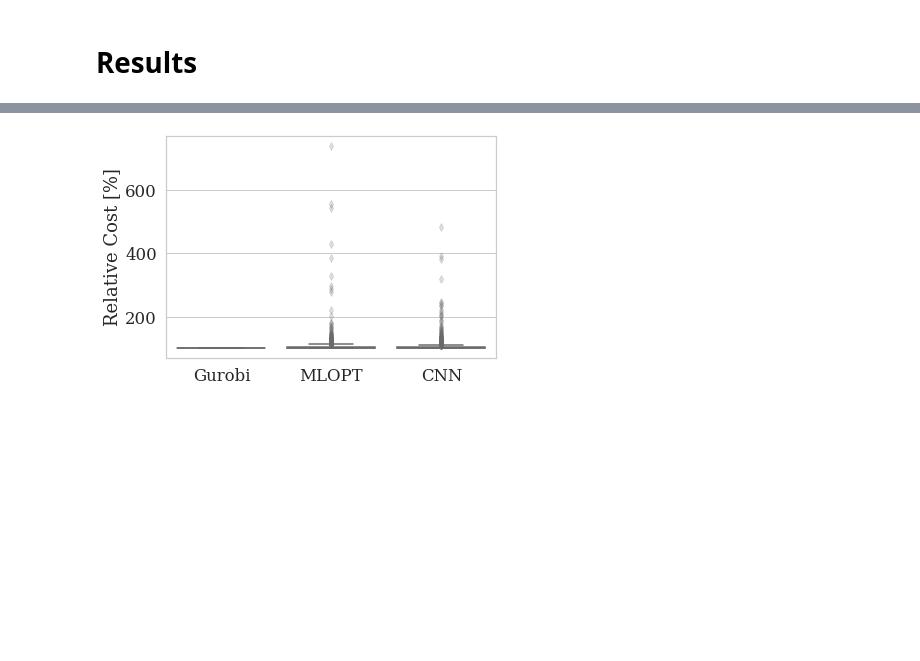
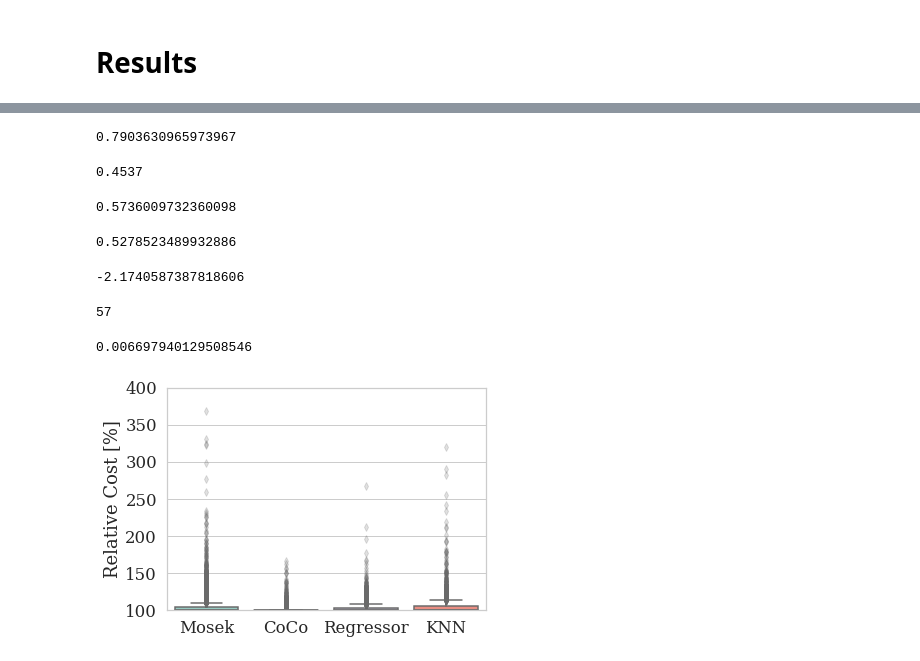
Before and after one commit to StanfordASL/CoCo, a Jupyter notebook: free_flyer_dev.ipynb, the cells around one changed output, grey strips where cells are left out. Saved outputs shown, nothing was run; the diff lists cells and outputs as text; code cells hidden in the pictures; blank space fills up the shorter version.

```diff
--- a/free_flyer_dev.ipynb
+++ b/free_flyer_dev.ipynb
@@ -267,6 +277,7 @@ from solvers.mlopt_ff import MLOPT_FF
 system = 'free_flyer'
 prob_features = ['x0', 'obstacles_map']
 
+max_evals = 1
 mlopt_cnn = MLOPT_FF(system, prob, prob_features)
 
 n_features = 4
@@ -335,6 +346,8 @@ total_time_ip = []
 num_solves_ip = []
 
 for ii in range(n_test):
+    if ii % 10 == 0:
+        print(ii)
     if ii % 1000 == 0:
         print('{} / {}'.format(ii,n_test))
     prob_params = {}
@@ -342,7 +355,7 @@ for ii in range(n_test):
         prob_params[k] = p_test[k][ii]
 
     try:
-        prob_success, cost, total_time, n_evals, optvals = mlopt_cnn.forward(prob_params)
+        prob_success, cost, total_time, n_evals, optvals = mlopt_cnn.forward(prob_params, max_evals=max_evals)
 
         count += 1
         if prob_success:
@@ -397,0 +397,9 @@ gurobi_mlopt_fail
+# %%
+system = 'free_flyer'
+prob_features = ['x0', 'obstacles']
+
+n_test
+knn_obj = KNN(system, prob, prob_features, knn=max_evals)
+
+n_features = 36
+knn_obj.train(n_features, train_data)
@@ -406,0 +541,5 @@ flierprops = {'alpha':0.2}
+# %%
+timeout_idx_cnn = np.where(total_time_cnn <= 0.01)[0]
+timeout_idx_reg = np.where(total_time_reg <= 0.01)[0]
+timeout_idx_knn = np.where(total_time_knn <= 0.01)[0]
+timeout_idx_sol = np.where(total_time_sol <= 0.01)[0]
@@ -452,18 +622,61 @@ figure = ax1.get_figure()
+# %%
+np.sum(cost_ratios_cnn < 1.002) / cost_ratios_cnn.size
+# %% [output]
+0.7903630965973967
+# %%
+np.sum(cost_ratios_sol < 1.002) / cost_ratios_sol.size
+# %% [output]
+0.4537
+# %%
+np.sum(cost_ratios_reg < 1.002) / cost_ratios_reg.size
+# %% [output]
+0.5736009732360098
+# %%
+np.sum(cost_ratios_knn < 1.002) / cost_ratios_knn.size
+# %% [output]
+0.5278523489932886
+# %%
+np.log10(np.mean(total_time_cnn))
+# %% [output]
+-2.1740587387818606
+# %%
+np.sum(total_time_cnn > 1e-2)
+# %% [output]
+57
+# %%
+np.mean(total_time_cnn)
+# %% [output]
+0.006697940129508546
 # %%
 results = {}
-results['Policy'] = ['Gurobi']*len(costs_ip) + \
-    ['MLOPT']*len(cost_ratios_mlopt) + ['CNN']*len(cost_ratios_cnn)
-results['Costs'] = np.hstack((100*np.ones(len(costs_ip)), \
-    100*cost_ratios_mlopt, 100*cost_ratios_cnn))
+# results['Policy'] = ['Gurobi']*len(costs_ip) + \
+#     ['MLOPT']*len(cost_ratios_mlopt) + ['CNN']*len(cost_ratios_cnn)
+# results['Costs'] = np.hstack((100*np.ones(len(costs_ip)), \
+#     100*cost_ratios_mlopt, 100*cost_ratios_cnn))
+
+# results['Policy'] = ['Gurobi']*len(costs_ip) + \
+#     ['CNN']*len(cost_ratios_cnn) + ['Regressor']*len(cost_ratios_reg) + ['KNN']*len(cost_ratios_knn)
+# results['Costs'] = np.hstack((100*np.ones(len(costs_ip)), \
+#     100*cost_ratios_cnn, 100*cost_ratios_reg, 100*cost_ratios_knn))
+# results['Costs'] = np.hstack((np.log10(np.ones(len(costs_ip))), \
+#     np.log10(cost_ratios_cnn), np.log10(cost_ratios_reg), np.log10(cost_ratios_knn)))
+
+results['Policy'] = ['Mosek']*len(cost_ratios_sol[timeout_idx_sol]) + \
+    ['CoCo']*len(cost_ratios_cnn[timeout_idx_cnn]) + ['Regressor']*len(cost_ratios_reg[timeout_idx_reg]) + ['KNN']*len(cost_ratios_knn)
+results['Costs'] = np.hstack((100*cost_ratios_sol[timeout_idx_sol], 100*cost_ratios_cnn[timeout_idx_cnn], \
+        100*cost_ratios_reg[timeout_idx_reg], 100*cost_ratios_knn))
+
 results = pd.DataFrame(results)
 
 ax1 = sns.boxplot(x=results['Policy'], y=results['Costs'], palette="Set3", flierprops=flierprops)
 ax1.set(xlabel="", ylabel="Relative Cost [%]")
+# ax1.set(xlabel="", ylabel="log(Relative Cost)")
 
 plt.tight_layout()
-# plt.ylim(0, int(math.ceil(np.max(np.maximum(costs_ip, costs_naive_mlopt, costs_mlopt)) / 10.0)) * 10)
+# plt.ylim(0, int(math.ceil(np.max(np.maximum(costs_ip, cost_ratios_cnn, cost_ratios_reg, cost_ratios_knn)) / 10.0)) * 10)
+plt.ylim([100., 400])
 
 figure = ax1.get_figure()
-# figure.savefig("loss.pdf")
+figure.savefig("cost.pdf")
 # %% [output]
-[figure, old version]
+[figure, new version]
```
Also changed, not shown: parts of 26 cells of this notebook, 4 other files.
